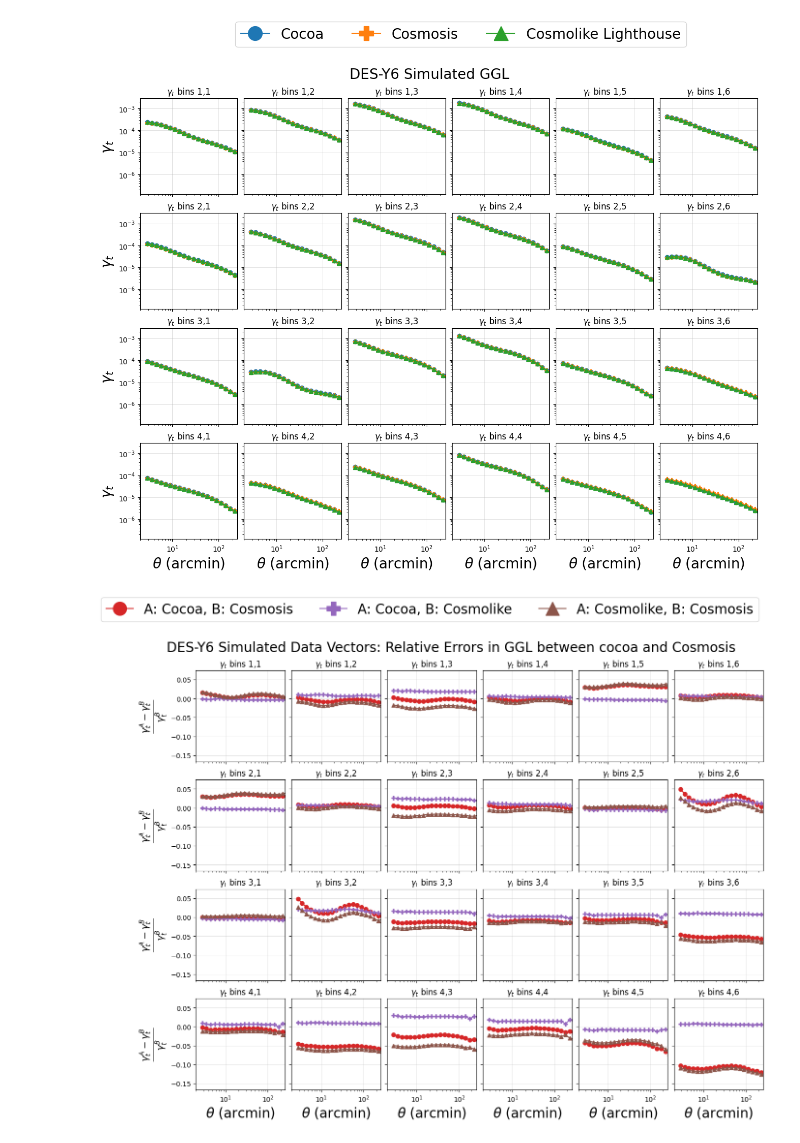
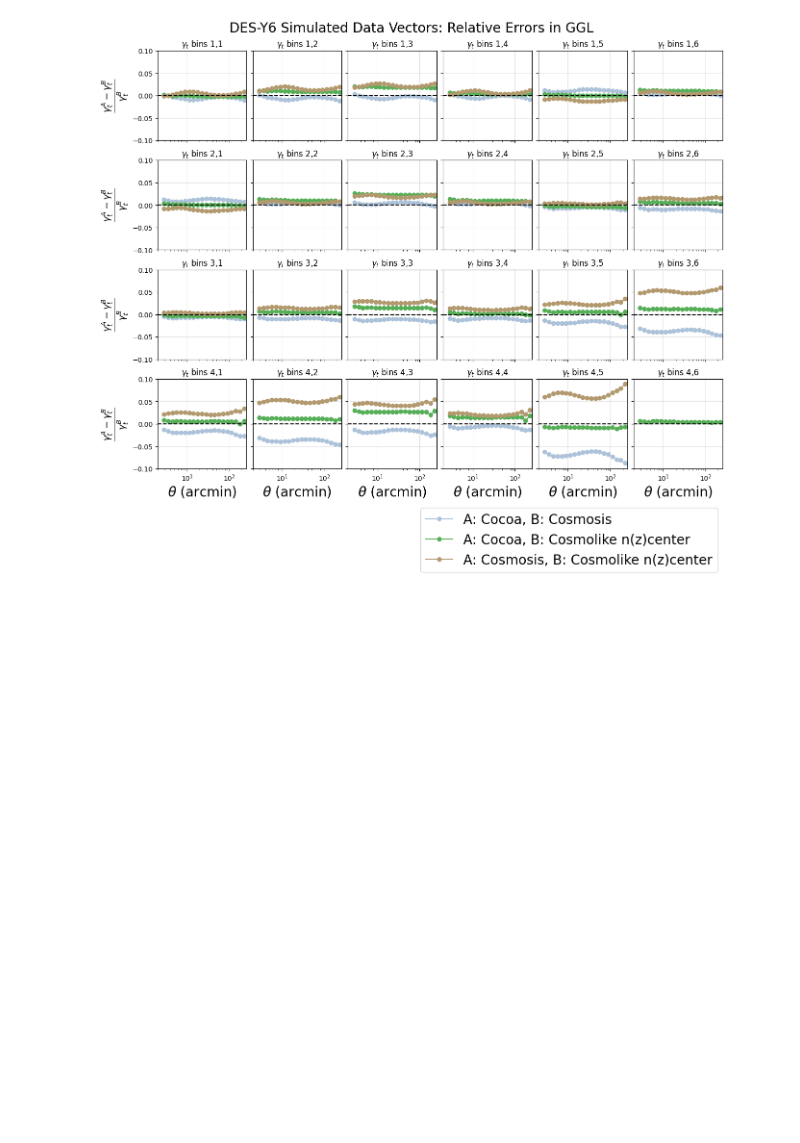
Before and after one commit to joaoreboucas1/y6_code_comparison, a Jupyter notebook: comparing/plot.ipynb, the cells around one changed output. Cells and saved outputs as stored; diff of their text form; code cells hidden in the pictures; blank space fills up the shorter version.

```diff
--- a/comparing/plot.ipynb
+++ b/comparing/plot.ipynb
@@ -10,9 +10,12 @@ from utils import theta
 # Load data
 shear_cocoa, ggl_cocoa, gc_cocoa = utils.load_cocoa_data()
 shear_cosmolike, ggl_cosmolike, gc_cosmolike = utils.load_cosmolike_data()
+shear_cosmolike_edge, ggl_cosmolike_edge, gc_cosmolike_edge = utils.load_cosmolike_formatted_data("../cosmolike_lighthouse/LCDM_lighthouse_no_0.5_offset.modelvector")
 theta_cosmosis, shear_cosmosis, ggl_cosmosis, gc_cosmosis = utils.load_cosmosis_data()
 # %%
 reload(utils)
-utils.plot_shear_datavectors(theta, shear_cosmosis, shear_cocoa, shear_cosmolike)
-utils.plot_shear_relative_errors(theta, shear_cosmosis, shear_cocoa, shear_cosmolike)
+cases = [shear_cocoa, shear_cosmosis, shear_cosmolike]
+labels = ["Cocoa", "Cosmosis", "Cosmolike n(z)center"]
+# utils.plot_shear_datavectors(theta, cases, labels)
+utils.plot_shear_relative_errors(theta, cases, labels)
 # %% [output]
@@ -21,9 +23,9 @@ utils.plot_shear_relative_errors(theta, shear_cosmosis, shear_cocoa, shear_cosmo
 # %%
 reload(utils)
-utils.plot_ggl_datavectors(theta, ggl_cosmosis, ggl_cocoa, ggl_cosmolike)
-utils.plot_ggl_relative_errors(theta, ggl_cosmosis, ggl_cocoa, ggl_cosmolike)
+cases = [ggl_cocoa, ggl_cosmosis, ggl_cosmolike]
+# utils.plot_ggl_datavectors(theta, cases, labels)
+utils.plot_ggl_relative_errors(theta, cases, labels)
 # %% [output]
-[figure, old version]
+[figure, new version]
-[figure, removed]
 # %%
 reload(utils)
```
Also changed, not shown: parts of 2 cells of this notebook, 14 other files.
